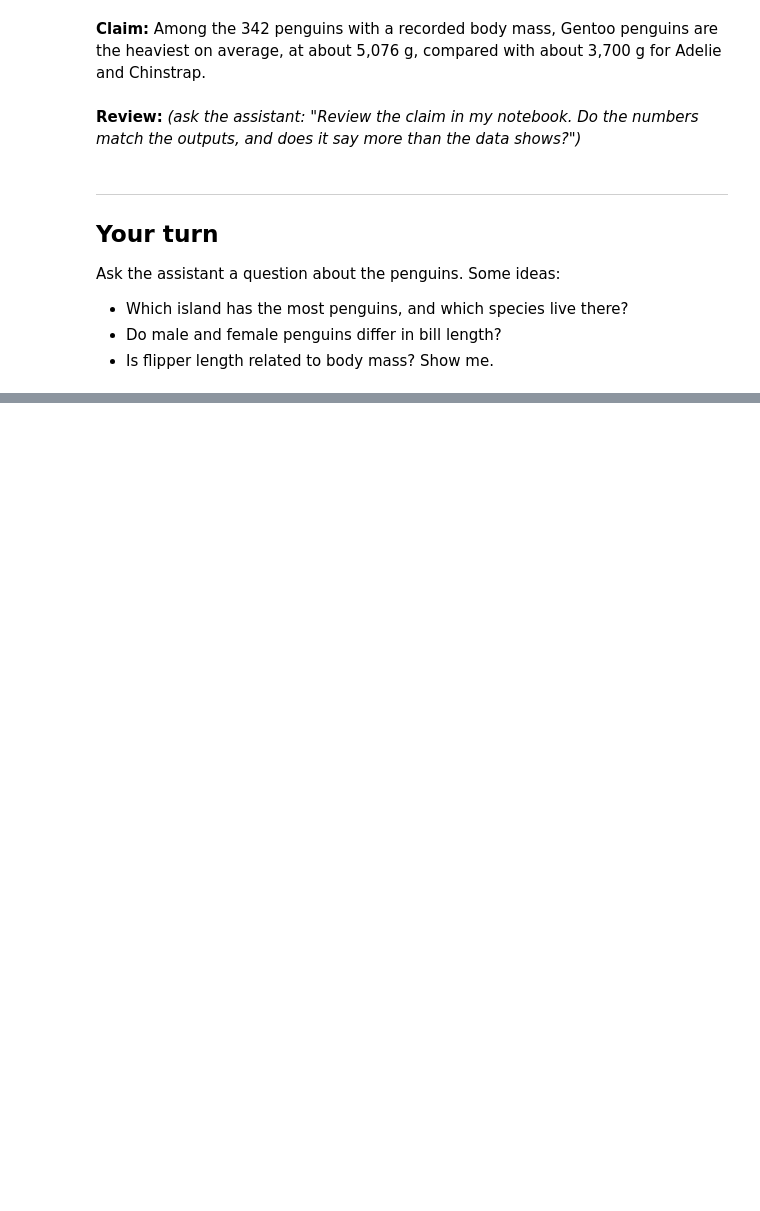
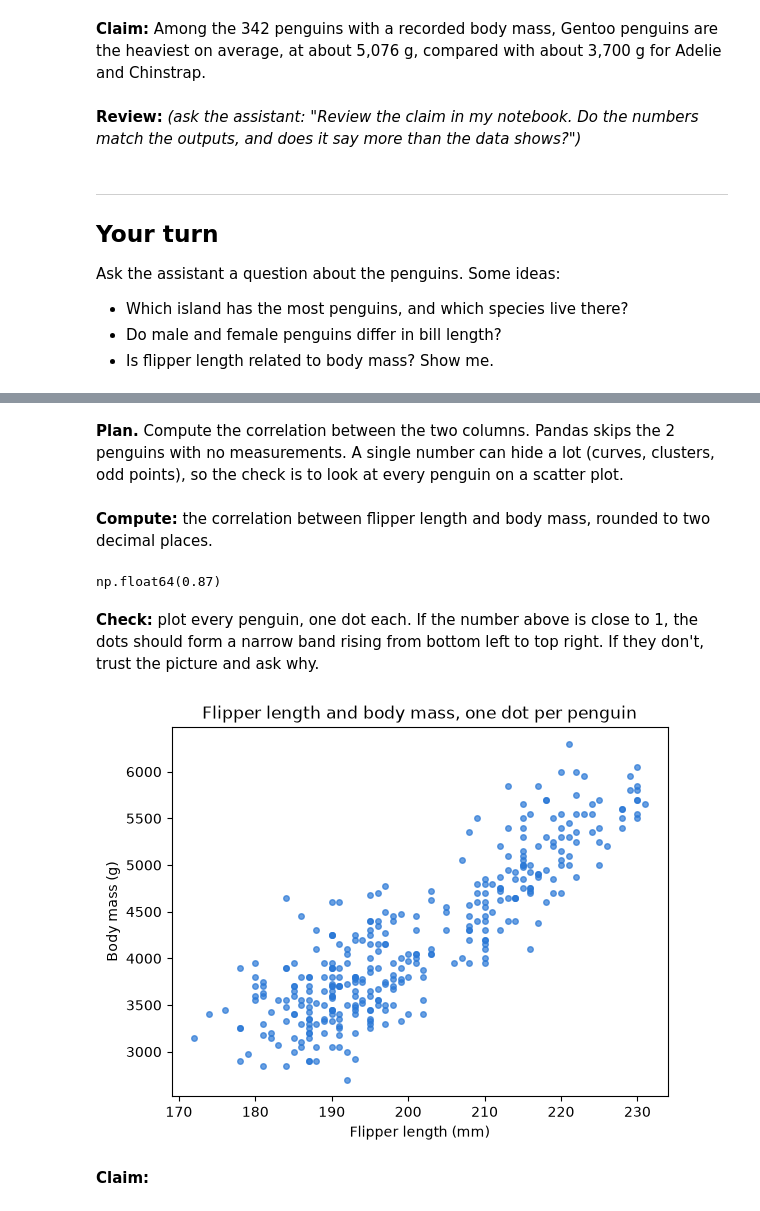
Before and after one commit to cocteau/2026-Image-and-Sound, a Jupyter notebook: notebooks/01-first-look.ipynb, the cells around one changed output, grey strips where cells are left out. Saved outputs shown, nothing was run; the diff lists cells and outputs as text; code cells hidden in the pictures; blank space fills up the shorter version.

```diff
--- a/notebooks/01-first-look.ipynb
+++ b/notebooks/01-first-look.ipynb
@@ -69,0 +208,21 @@ Ask the assistant a question about the penguins. Some ideas:
+# %% [markdown]
+**Plan.** Compute the correlation between the two columns. Pandas skips the 2 penguins with no measurements. A single number can hide a lot (curves, clusters, odd points), so the check is to look at every penguin on a scatter plot.
+# %% [markdown]
+**Compute:** the correlation between flipper length and body mass, rounded to two decimal places.
+# %%
+round(penguins["flipper_length_mm"].corr(penguins["body_mass_g"]), 2)
+# %% [output]
+np.float64(0.87)
+# %% [markdown]
+**Check:** plot every penguin, one dot each. If the number above is close to 1, the dots should form a narrow band rising from bottom left to top right. If they don't, trust the picture and ask why.
+# %%
+fig, ax = plt.subplots()
+ax.scatter(penguins["flipper_length_mm"], penguins["body_mass_g"], s=16, color="#2a78d6", alpha=0.7)
+ax.set_title("Flipper length and body mass, one dot per penguin")
+ax.set_xlabel("Flipper length (mm)")
+ax.set_ylabel("Body mass (g)")
+plt.show()
+# %% [output]
+[figure, added]
+# %% [markdown]
+**Claim:**
```
Also changed, not shown: parts of 43 cells of this notebook.
